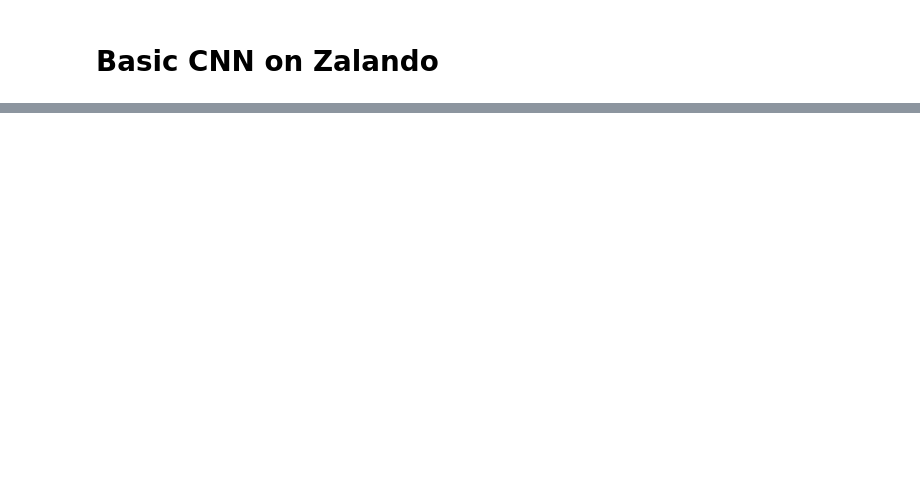
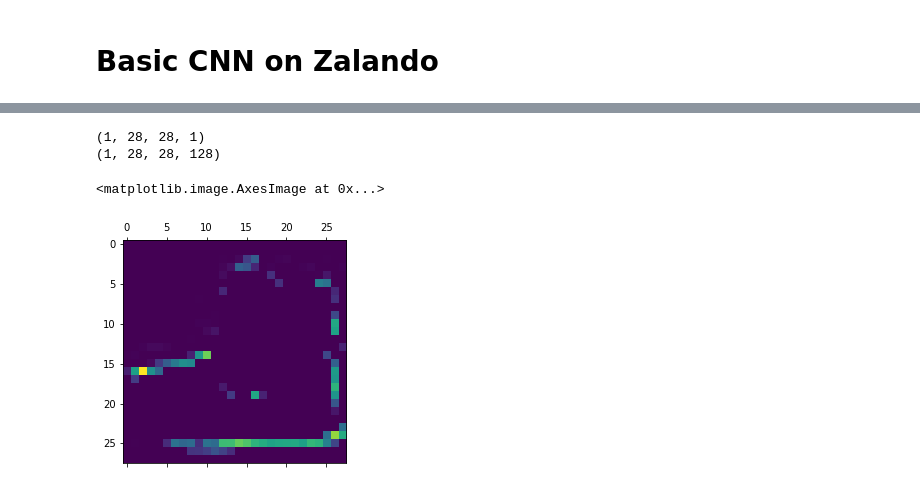
Before and after one commit to surajsrivathsa/ovgu_deeplearning, a Jupyter notebook: Assignment_3_Keras_&_CNNs.ipynb, the cells around one changed output, grey strips where cells are left out. Drawn from its saved outputs; the diff is of its cells as text; code cells hidden in the pictures; blank space fills up the shorter version.

```diff
--- a/Assignment_3_Keras_&_CNNs.ipynb
+++ b/Assignment_3_Keras_&_CNNs.ipynb
@@ -196,0 +1409,3 @@ Validation acc: 0.989799976348877
+# %%
+fashion_mnist = tf.keras.datasets.fashion_mnist
+(train_images, train_labels), (test_images, test_labels) = fashion_mnist.load_data()
@@ -196,0 +1429,10 @@ Validation acc: 0.989799976348877
+# %%
+model = keras.Sequential([layers.Conv2D(128,(3,3),activation='relu',padding='same',input_shape=(28,28,1)),
+                          layers.MaxPool2D(),
+                          layers.Conv2D(64,(3,3),activation='relu',padding='same'),
+                          layers.MaxPool2D(),
+                          layers.Conv2D(32,(3,3),activation='relu',padding='same'),
+                          layers.MaxPool2D(),
+                          layers.Flatten(),
+                          layers.Dense(64, activation='relu'),
+                          layers.Dense(10) ])
@@ -196,0 +1459,16 @@ Validation acc: 0.989799976348877
+# %%
+img_tensor = image.img_to_array(train_images[0])
+img_tensor = np.expand_dims(img_tensor, axis=0)
+img_tensor = img_tensor.astype(np.float32) / 255.0
+print(img_tensor.shape)
+layer_outputs = [layer.output for layer in model.layers[:9]]
+activation_model = models.Model(inputs=model.input, outputs=layer_outputs)
+activations = activation_model.predict(img_tensor)
+first_layer_activation = activations[0]
+print(first_layer_activation.shape)
+plt.matshow(first_layer_activation[0, :, :, 4], cmap='viridis')
+# %% [output]
+(1, 28, 28, 1)
+(1, 28, 28, 128)
+<matplotlib.image.AxesImage at 0x...>
+[figure, added]
```
Also changed, not shown: parts of 78 cells of this notebook.
